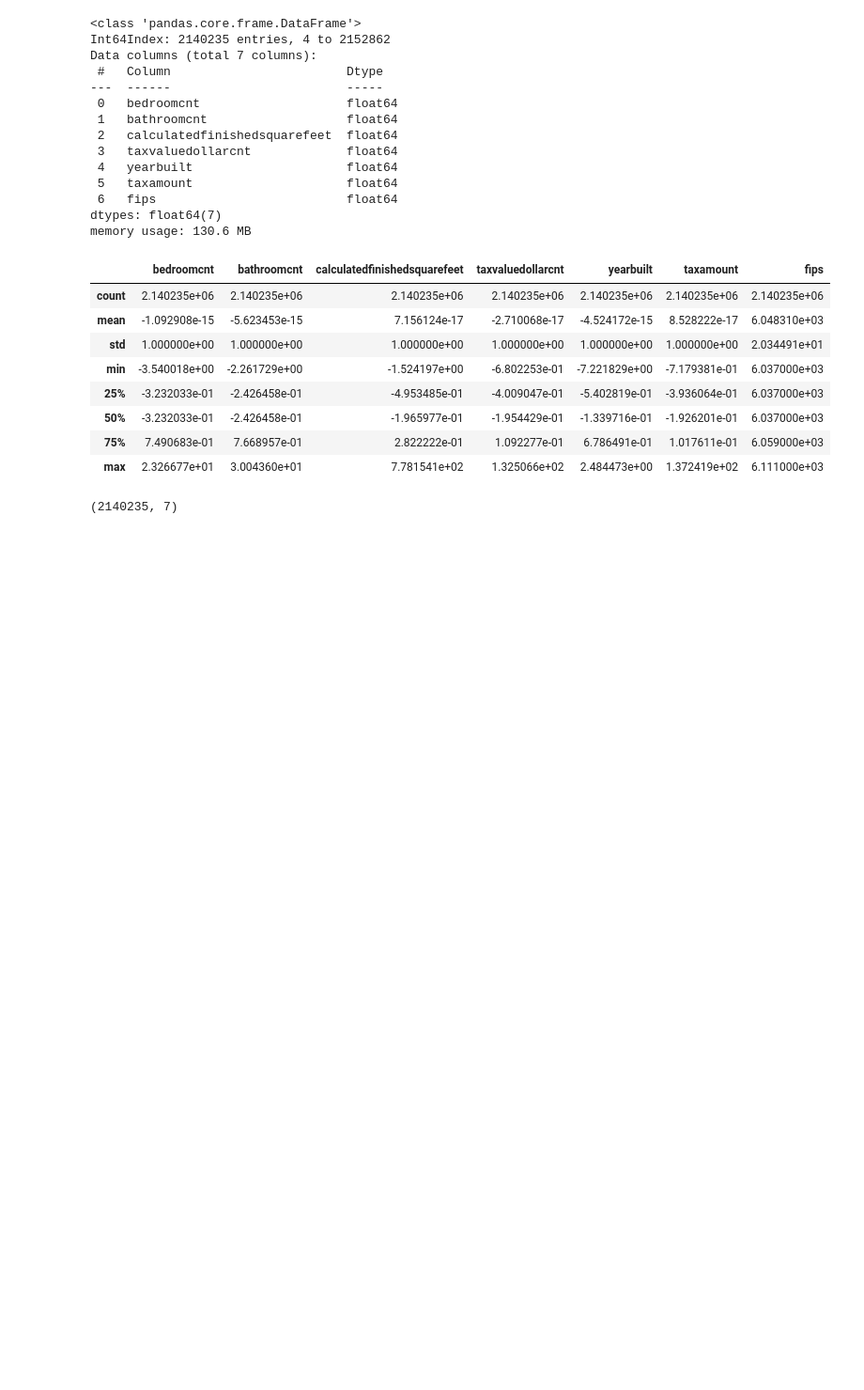
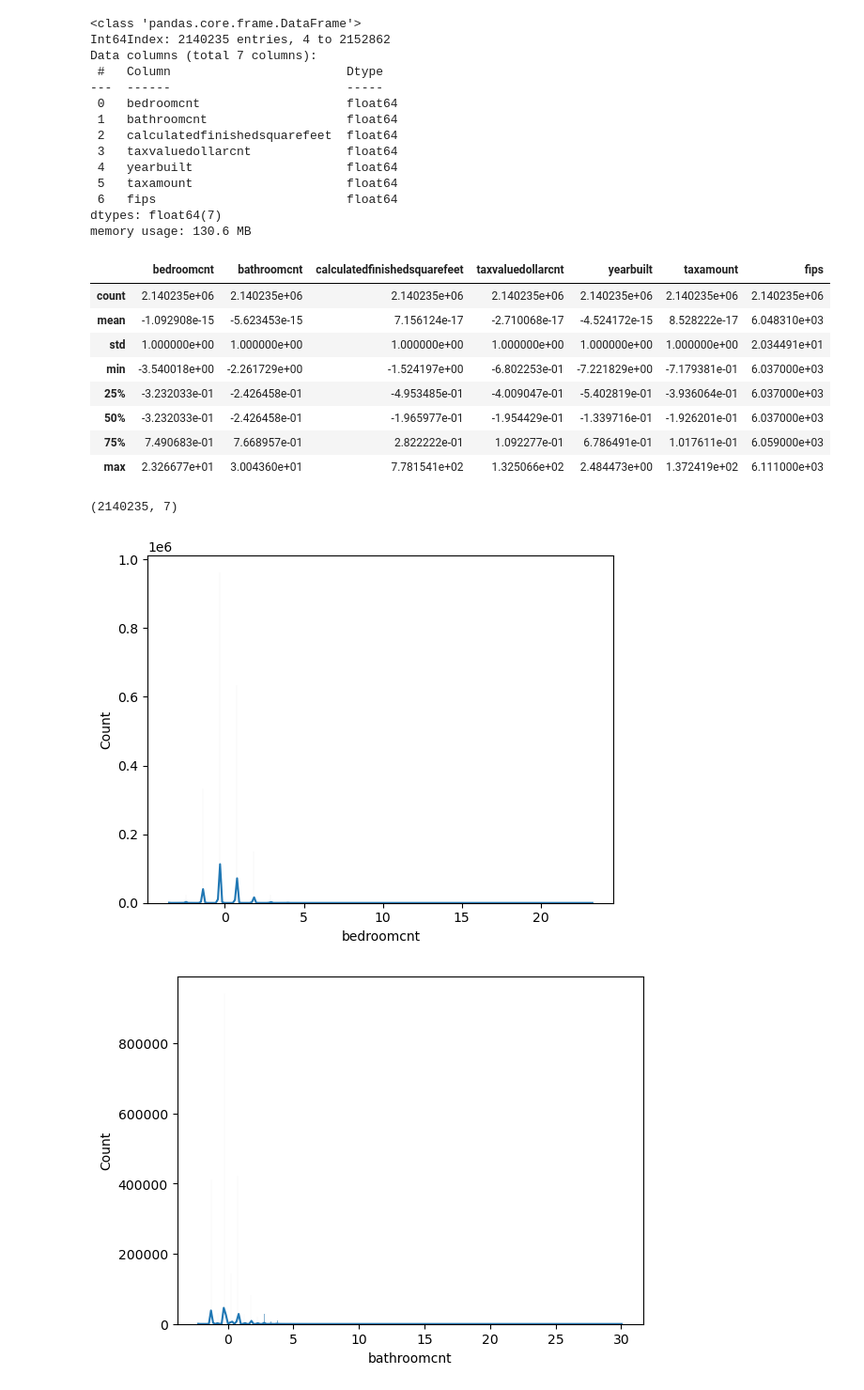
Before and after one commit to JoeyGideon/regression-exercises, a Jupyter notebook: wrangle.ipynb, the cells around one changed output. Shown at 94% size. Drawn from its saved outputs; the diff is of its cells as text; code cells hidden in the pictures; blank space fills up the shorter version.

```diff
--- a/wrangle.ipynb
+++ b/wrangle.ipynb
@@ -179,3 +179,14 @@ df.describe()
 df.shape
 # %% [output]
 (2140235, 7)
+# %%
+import matplotlib.pyplot as plt
+import seaborn as sns
+
+# create histograms for each column
+for col in df.columns:
+    sns.histplot(data=df, x=col, kde=True)
+    plt.show()
+# %% [output]
+[figure, added]
+[figure, added]
```
Also changed, not shown: parts of 1 cell of this notebook.
